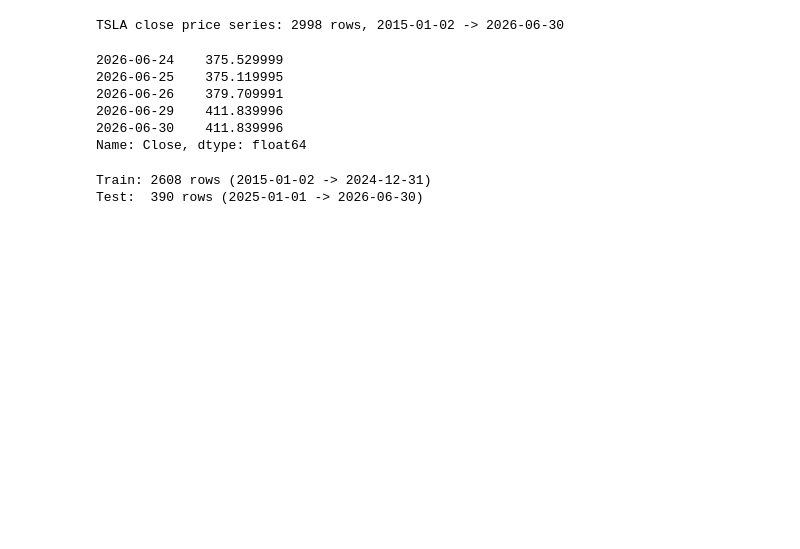
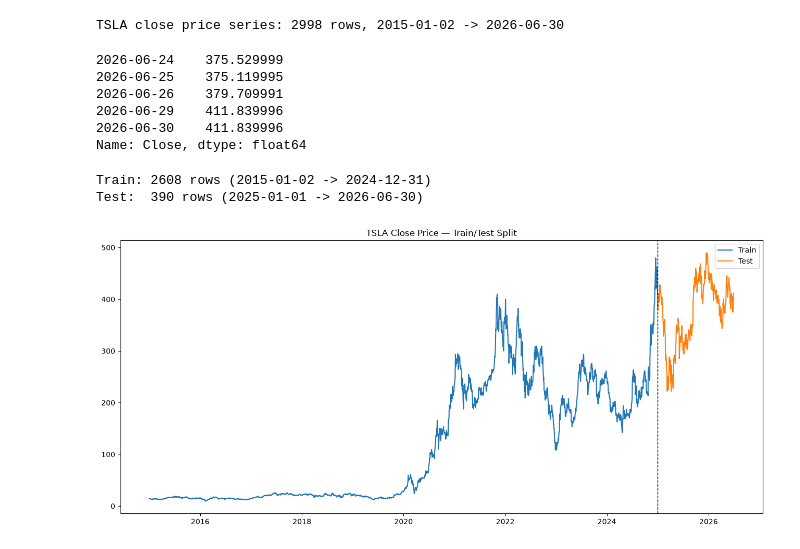
Before and after one commit to Sumeyahassen/portfolio-optimization, a Jupyter notebook: notebooks/task2_arima.ipynb, the cells around one changed output. Cells and saved outputs as stored; diff of their text form; code cells hidden in the pictures; blank space fills up the shorter version.

```diff
--- a/notebooks/task2_arima.ipynb
+++ b/notebooks/task2_arima.ipynb
@@ -33,3 +33,15 @@ print(f"Test:  {len(test)} rows ({test.index.min().date()} -> {test.index.max().
 # %% [output]
 Train: 2608 rows (2015-01-02 -> 2024-12-31)
 Test:  390 rows (2025-01-01 -> 2026-06-30)
+# %%
+fig, ax = plt.subplots()
+ax.plot(train.index, train, label="Train")
+ax.plot(test.index, test, label="Test")
+ax.axvline(pd.Timestamp(SPLIT_DATE), color="black", linestyle="--", linewidth=1) # type: ignore
+ax.set_title("TSLA Close Price — Train/Test Split")
+ax.legend()
+plt.tight_layout()
+plt.savefig("../data/processed/fig_task2_train_test_split.png", dpi=120)
+plt.show()
+# %% [output]
+[figure, added]
```
Also changed, not shown: parts of 1 cell of this notebook.
